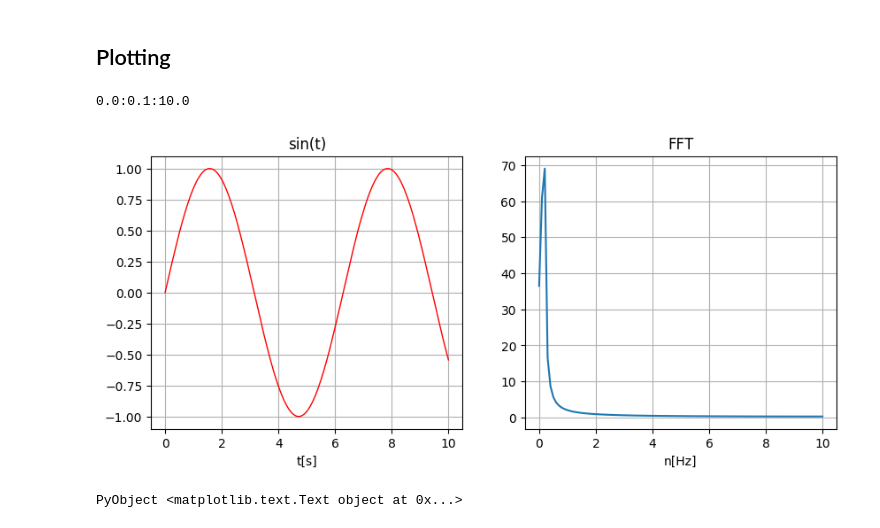
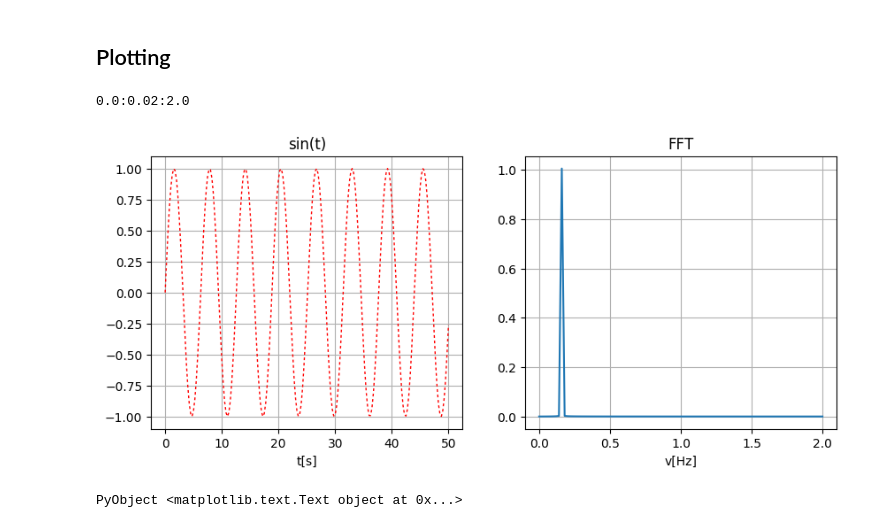
Before and after one commit to szazs89/jupyter_ex, a Jupyter notebook: julia_ex1.ipynb, the cells around one changed output. Saved outputs shown, nothing was run; the diff lists cells and outputs as text; code cells hidden in the pictures.

```diff
--- a/julia_ex1.ipynb
+++ b/julia_ex1.ipynb
@@ -35,31 +35,31 @@ julia> @elapsed sleep(0.3)
 ## Plotting
 # %%
 n = 200;
-t = 0:10/n:10;
+t = 0:50/n:50;
 y = [ sin(ti) for ti in t ];
 # %%
 using FFTW
 # %%
 Y = fft(y)
-Y = [ abs(Y[i]) for i in 1:Int(n/2)+1 ]
+Y = [ abs(Y[i])*2/n for i in 1:Int(n/2)+1 ]
 f = 0:1/t[n+1]:Int(1/t[2]/2)
 # %% [output]
-0.0:0.1:10.0
+0.0:0.02:2.0
 # %%
 using PyPlot
 # %%
 figure(1,figsize=(10,4))
 subplot(121)
-plot(t,y,c="red",lw=1)
+plot(t,y,linestyle=":",c="red",lw=1)
 title("sin(t)")
 grid()
 xlabel("t[s]")
 
 subplot(122)
 plot(f,Y)
 title("FFT")
 grid()
-xlabel("n[Hz]")
+xlabel("v[Hz]")
 # %% [output]
-[figure, old version]
+[figure, new version]
 PyObject <matplotlib.text.Text object at 0x...>
```
Also changed, not shown: parts of 1 cell of this notebook.
